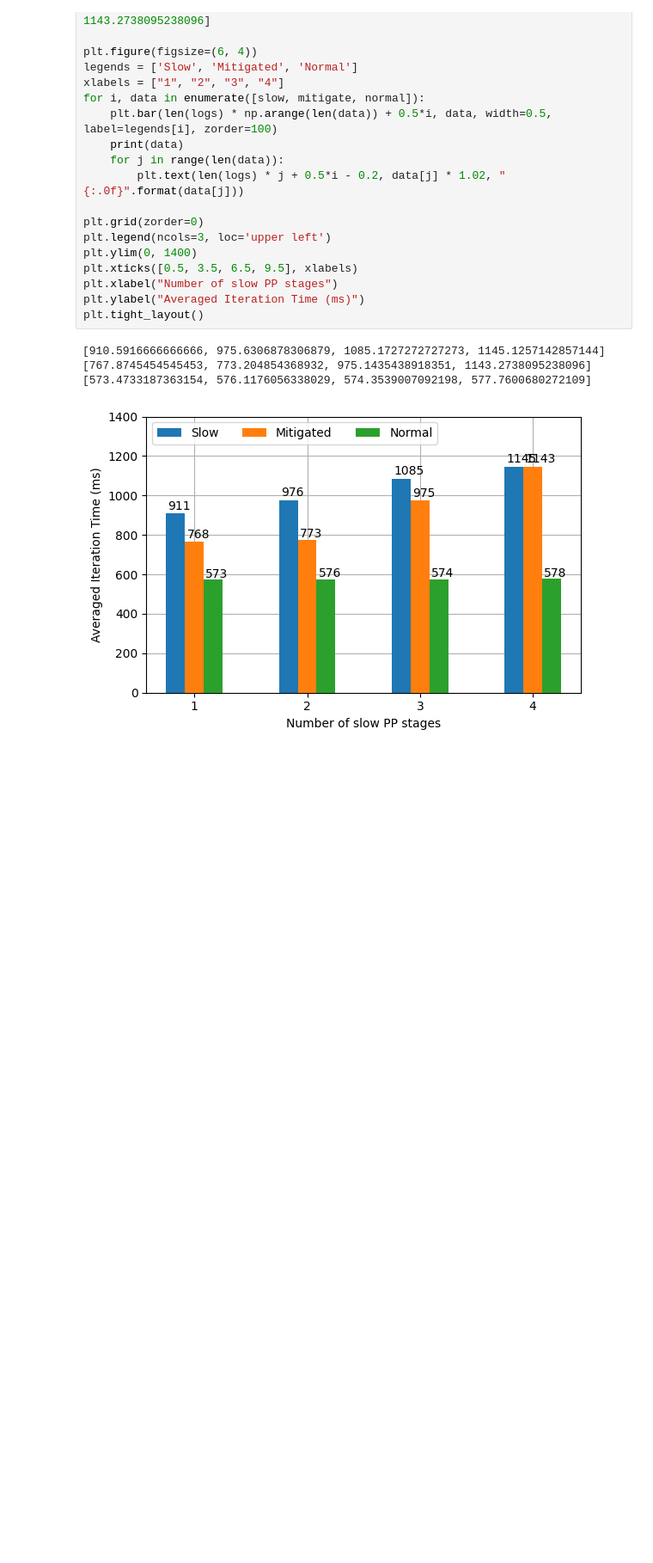
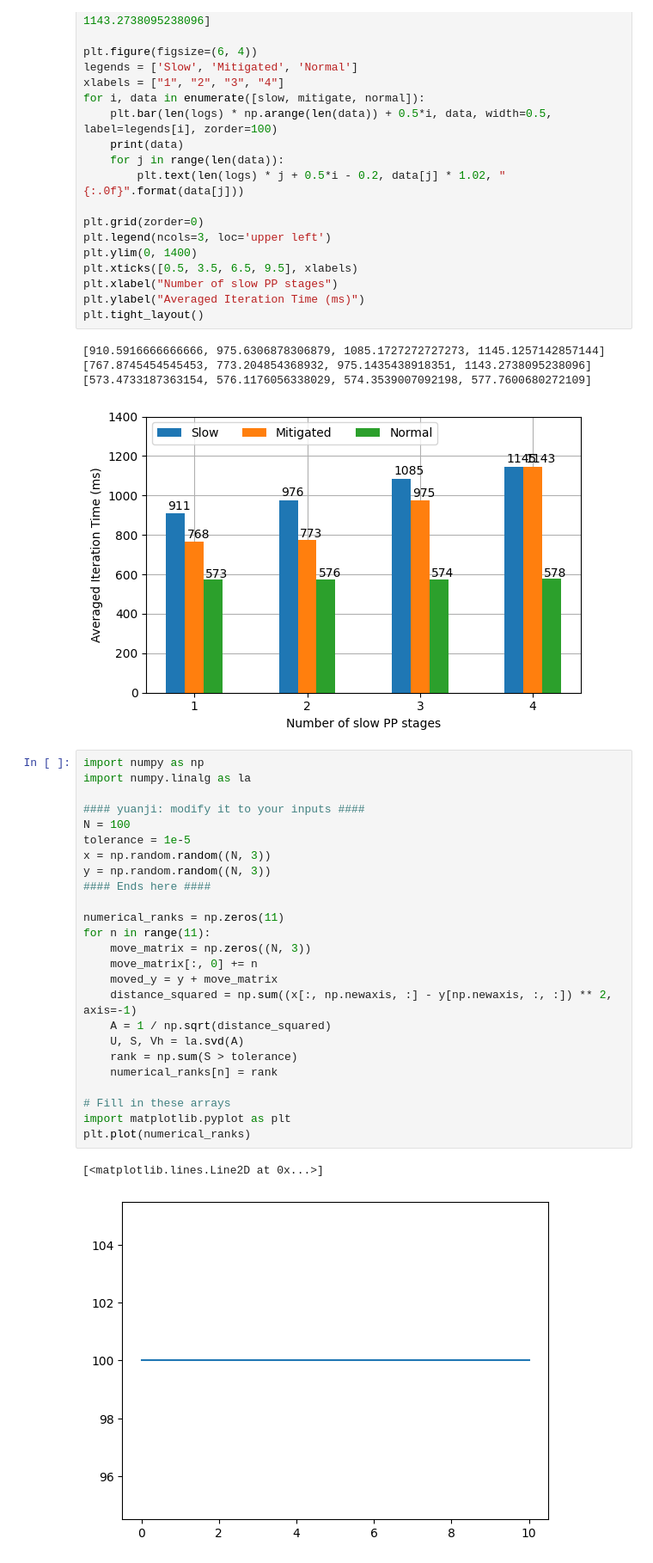
Before and after one commit to wutianyuan1/Megatron-failslow, a Jupyter notebook: draw.ipynb, the cells around one changed output. Shown at 86% size. Cells and saved outputs as stored; diff of their text form; blank space fills up the shorter version.

```diff
--- a/draw.ipynb
+++ b/draw.ipynb
@@ -131,3 +166,31 @@ plt.tight_layout()
 [767.8745454545453, 773.204854368932, 975.1435438918351, 1143.2738095238096]
 [573.4733187363154, 576.1176056338029, 574.3539007092198, 577.7600680272109]
 [figure]
+# %%
+import numpy as np
+import numpy.linalg as la
+
+#### yuanji: modify it to your inputs ####
+N = 100
+tolerance = 1e-5
+x = np.random.random((N, 3))
+y = np.random.random((N, 3))
+#### Ends here ####
+
+numerical_ranks = np.zeros(11)
+for n in range(11):
+    move_matrix = np.zeros((N, 3))
+    move_matrix[:, 0] += n
+    moved_y = y + move_matrix
+    distance_squared = np.sum((x[:, np.newaxis, :] - y[np.newaxis, :, :]) ** 2, axis=-1)
+    A = 1 / np.sqrt(distance_squared)
+    U, S, Vh = la.svd(A)
+    rank = np.sum(S > tolerance)
+    numerical_ranks[n] = rank
+
+# Fill in these arrays
+import matplotlib.pyplot as plt
+plt.plot(numerical_ranks)
+# %% [output]
+[<matplotlib.lines.Line2D at 0x...>]
+[figure, added]
```
Also changed, not shown: parts of 4 cells of this notebook, 6 other files.
